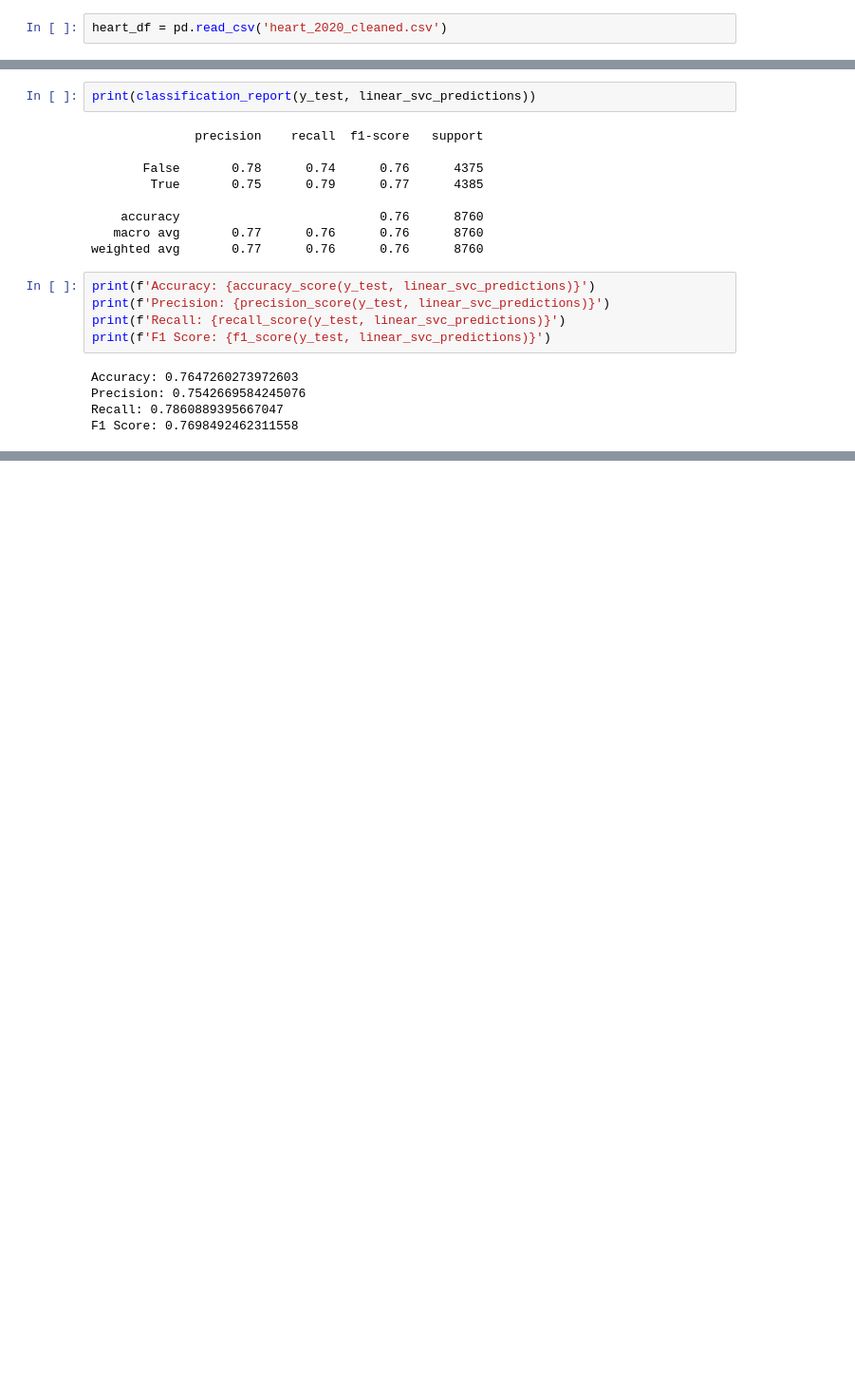
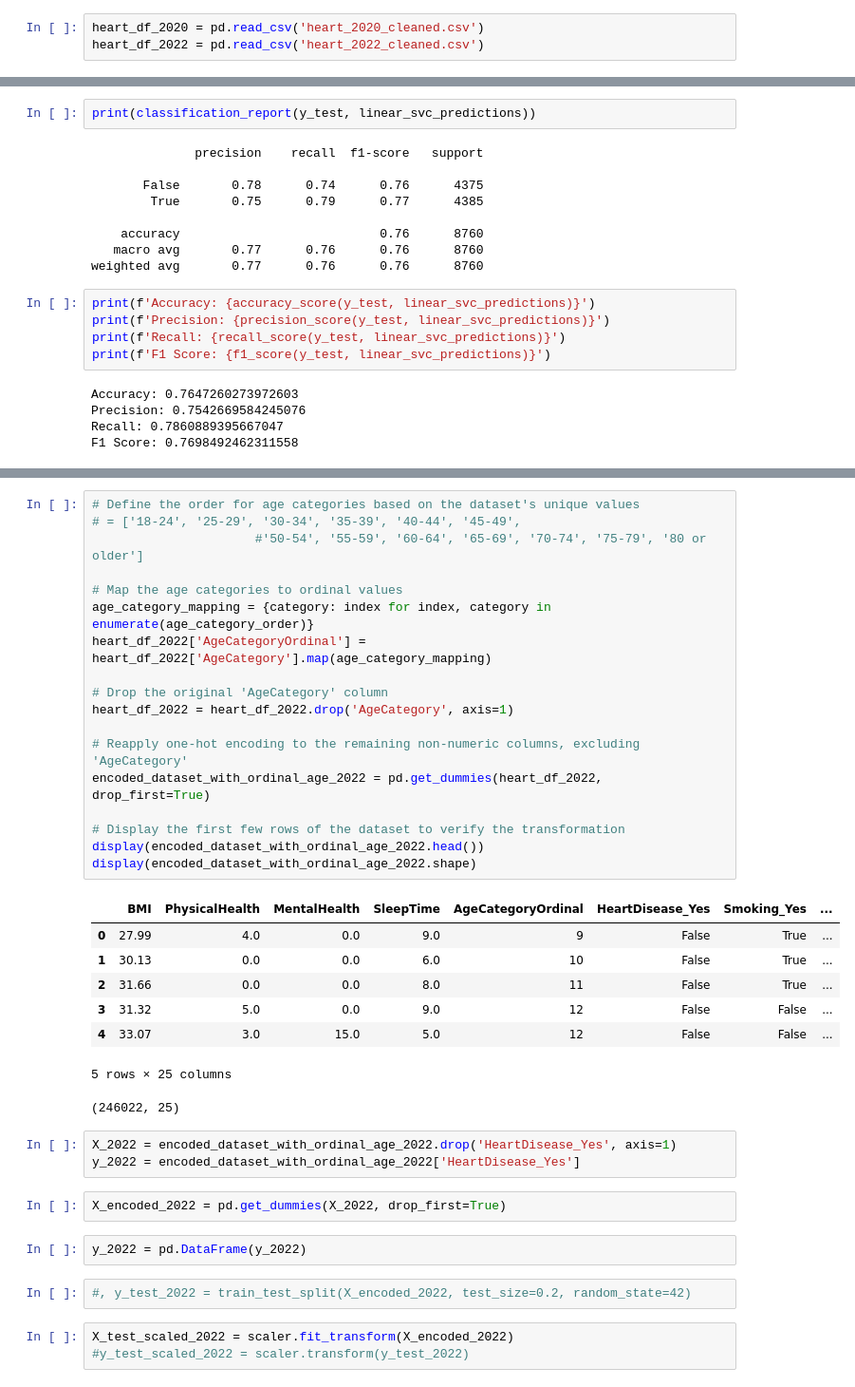
Before and after one commit to FurrowSam/California-Housing-Models, a Jupyter notebook: Sam's Data Cleaning and Preprocessing-checkpoint.ipynb, the cells around one changed output, grey strips where cells are left out. Shown at 95% size. Saved outputs shown, nothing was run; the diff lists cells and outputs as text; blank space fills up the shorter version.

Commit message:
working on 2022 data.

```diff
--- a/Sam's Data Cleaning and Preprocessing-checkpoint.ipynb
+++ b/Sam's Data Cleaning and Preprocessing-checkpoint.ipynb
@@ -15,2 +16,3 @@ import seaborn as sns
 # %%
-heart_df = pd.read_csv('heart_2020_cleaned.csv')
+heart_df_2020 = pd.read_csv('heart_2020_cleaned.csv')
+heart_df_2022 = pd.read_csv('heart_2022_cleaned.csv')
@@ -193,0 +232,39 @@ F1 Score: 0.7698492462311558
+# %%
+# Define the order for age categories based on the dataset's unique values
+# = ['18-24', '25-29', '30-34', '35-39', '40-44', '45-49',
+                      #'50-54', '55-59', '60-64', '65-69', '70-74', '75-79', '80 or older']
+
+# Map the age categories to ordinal values
+age_category_mapping = {category: index for index, category in enumerate(age_category_order)}
+heart_df_2022['AgeCategoryOrdinal'] = heart_df_2022['AgeCategory'].map(age_category_mapping)
+
+# Drop the original 'AgeCategory' column
+heart_df_2022 = heart_df_2022.drop('AgeCategory', axis=1)
+
+# Reapply one-hot encoding to the remaining non-numeric columns, excluding 'AgeCategory'
+encoded_dataset_with_ordinal_age_2022 = pd.get_dummies(heart_df_2022, drop_first=True)
+
+# Display the first few rows of the dataset to verify the transformation
+display(encoded_dataset_with_ordinal_age_2022.head())
+display(encoded_dataset_with_ordinal_age_2022.shape)
+# %% [output]
+|  | BMI | PhysicalHealth | MentalHealth | SleepTime | AgeCategoryOrdinal | HeartDisease_Yes | Smoking_Yes | ... |
+| 0 | 27.99 | 4.0 | 0.0 | 9.0 | 9 | False | True | ... |
+| 1 | 30.13 | 0.0 | 0.0 | 6.0 | 10 | False | True | ... |
+| 2 | 31.66 | 0.0 | 0.0 | 8.0 | 11 | False | True | ... |
+| 3 | 31.32 | 5.0 | 0.0 | 9.0 | 12 | False | False | ... |
+| 4 | 33.07 | 3.0 | 15.0 | 5.0 | 12 | False | False | ... |
+5 rows × 25 columns
+(246022, 25)
+# %%
+X_2022 = encoded_dataset_with_ordinal_age_2022.drop('HeartDisease_Yes', axis=1)
+y_2022 = encoded_dataset_with_ordinal_age_2022['HeartDisease_Yes']
+# %%
+X_encoded_2022 = pd.get_dummies(X_2022, drop_first=True)
+# %%
+y_2022 = pd.DataFrame(y_2022)
+# %%
+#, y_test_2022 = train_test_split(X_encoded_2022, test_size=0.2, random_state=42)
+# %%
+X_test_scaled_2022 = scaler.fit_transform(X_encoded_2022)
+#y_test_scaled_2022 = scaler.transform(y_test_2022)
```
Also changed, not shown: parts of 21 cells of this notebook, 1 other file.
